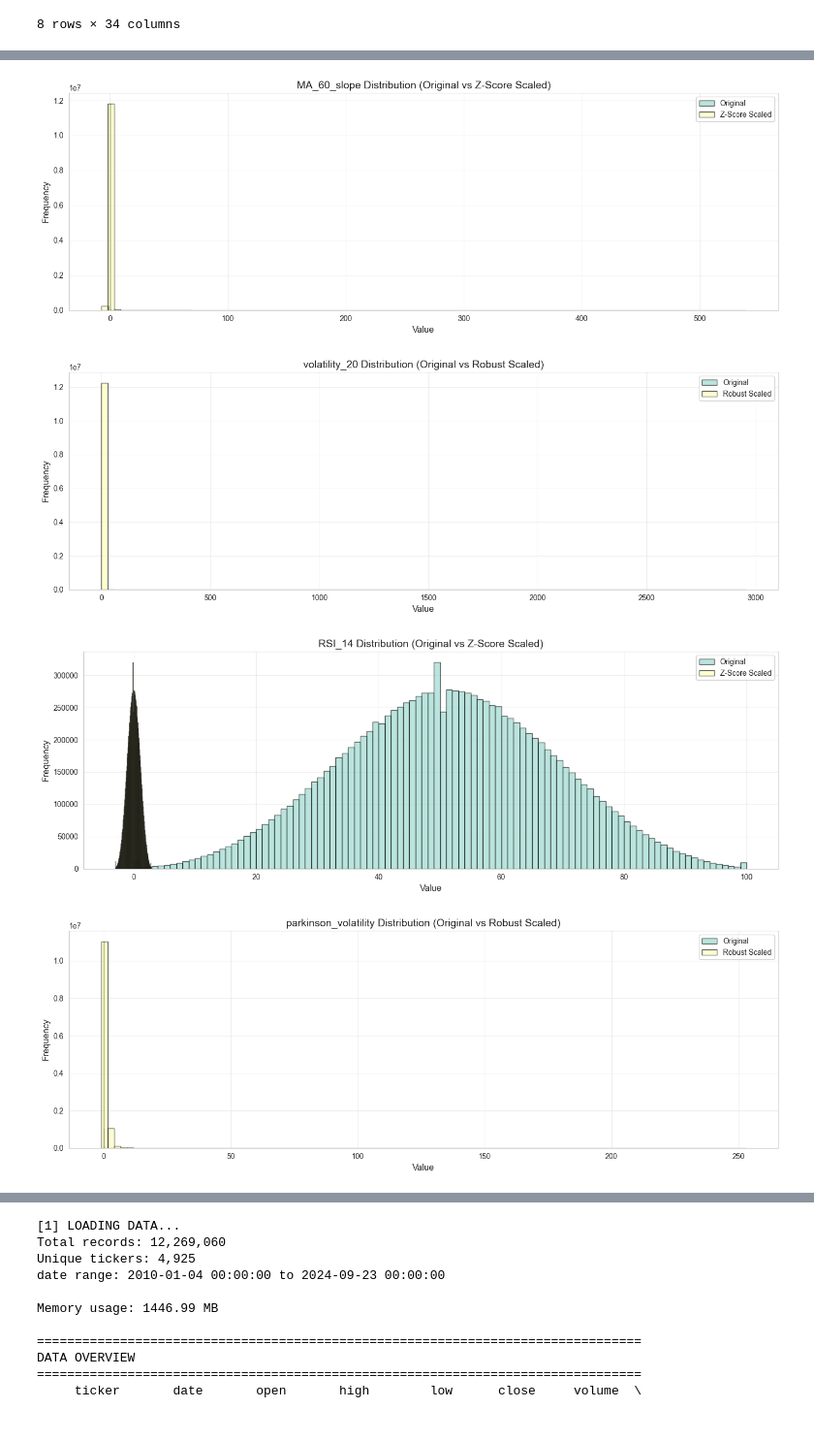
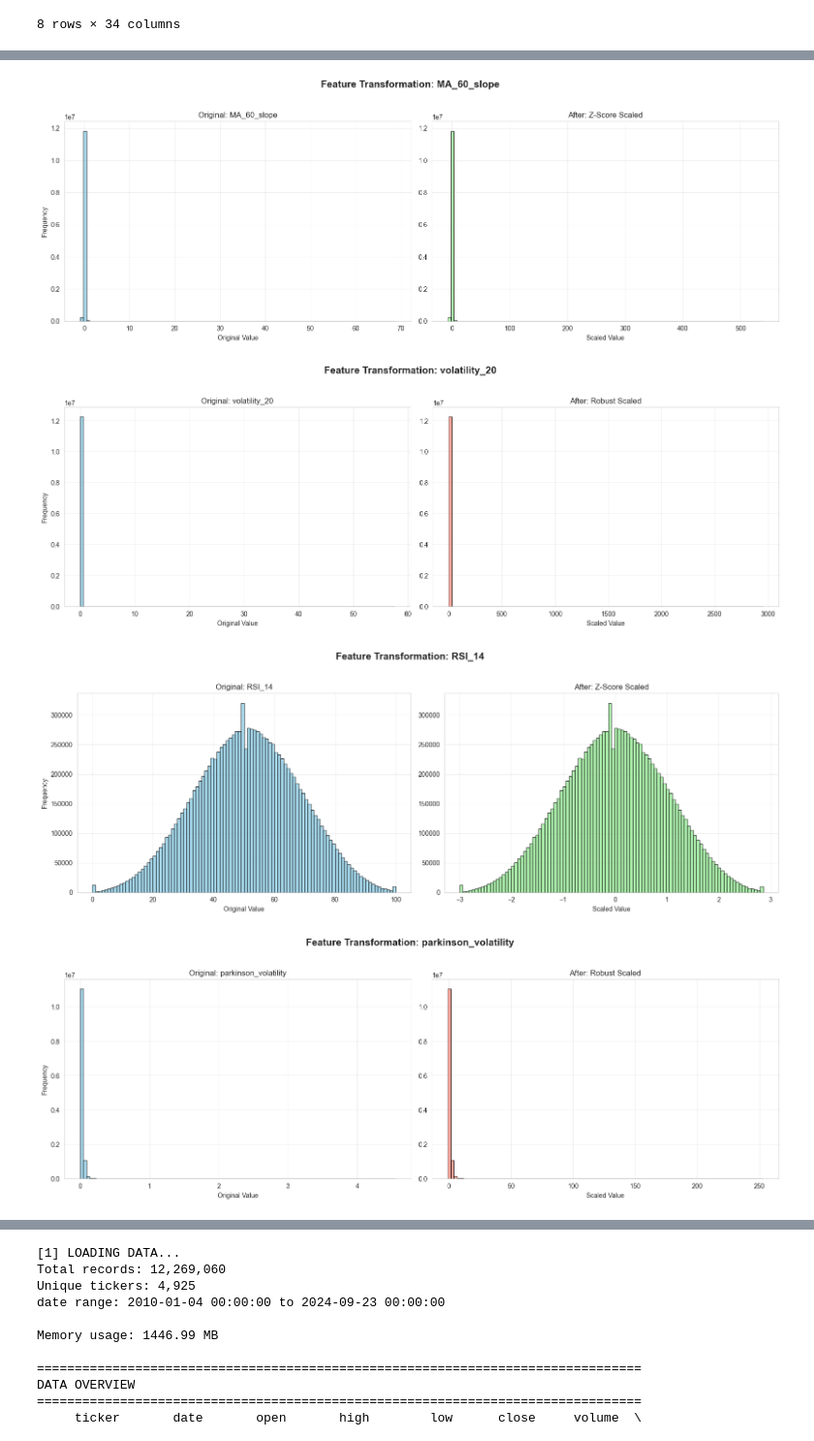
Before and after one commit to OnlyAbdullh/stock-trend-prediction, a Jupyter notebook: notebooks/06_sequenece_analysis.ipynb, the cells around one changed output, grey strips where cells are left out. Shown at 97% size. Cells and saved outputs as stored; diff of their text form; code cells hidden in the pictures.

Commit message:
fix plot in features scaled

```diff
--- a/notebooks/06_sequenece_analysis.ipynb
+++ b/notebooks/06_sequenece_analysis.ipynb
@@ -369,8 +369,8 @@ zscore_features = [
     'price_to_MA60',
     'PSY',
     'RSI_14',
-    'MOBV',          # optional: also in robust_scaling
-    'PVT_cumsum'     # optional: also in robust_scaling
+    # 'MOBV',          # optional: also in robust_scaling
+    # 'PVT_cumsum'     # optional: also in robust_scaling
 ]
 
 standard_scaler_features = [
@@ -399,42 +399,44 @@ df_features_scaled[standard_scaler_features] = std_scaler.fit_transform(
 
 # ============================================================
 # Visualization: unified function
-IMAGE_DIR = "Images2"
+IMAGE_DIR = "Images4"
 os.makedirs(IMAGE_DIR, exist_ok=True)
 
 
 for feature in feature_columns:
-    plt.figure(figsize=(14, 5))
+    fig, (ax1, ax2) = plt.subplots(1, 2, figsize=(16, 6))
 
+    # --- المخطط الأول: البيانات الأصلية ---
+    ax1.hist(df_features[feature].dropna(), bins=100, color='skyblue', alpha=0.7, edgecolor='black')
+    ax1.set_title(f"Original: {feature}", fontsize=12)
+    ax1.set_xlabel('Original Value')
+    ax1.set_ylabel('Frequency')
+    ax1.grid(True, alpha=0.3)
+
+    # --- المخطط الثاني: البيانات بعد التحجيم (Scaling) ---
     if feature in robust_scaling_features:
-        plt.hist(df_features[feature].dropna(), bins=100, alpha=0.6, label='Original', edgecolor='black')
-        plt.hist(df_features_scaled[feature].dropna(), bins=100, alpha=0.6, label='Robust Scaled', edgecolor='black')
-        title = f"{feature} Distribution (Original vs Robust Scaled)"
+        ax2.hist(df_features_scaled[feature].dropna(), bins=100, color='salmon', alpha=0.7, edgecolor='black')
+        label = "Robust Scaled"
+    elif feature in zscore_features:
+        ax2.hist(df_features_scaled[feature].dropna(), bins=100, color='lightgreen', alpha=0.7, edgecolor='black')
+        label = "Z-Score Scaled"
+    elif feature in standard_scaler_features:
+        ax2.hist(df_features_scaled[feature].dropna(), bins=100, color='orchid', alpha=0.7, edgecolor='black')
+        label = "Standard Scaled"
+    else:
+        ax2.hist(df_features_scaled[feature].dropna(), bins=100, color='gray', alpha=0.7, edgecolor='black')
+        label = "No Scaling Applied"
 
-    elif feature in zscore_features:
-        plt.hist(df_features[feature].dropna(), bins=100, alpha=0.6, label='Original', edgecolor='black')
-        plt.hist(df_features_scaled[feature].dropna(), bins=100, alpha=0.6, label='Z-Score Scaled', edgecolor='black')
-        title = f"{feature} Distribution (Original vs Z-Score Scaled)"
+    ax2.set_title(f"After: {label}", fontsize=12)
+    ax2.set_xlabel('Scaled Value')
+    ax2.grid(True, alpha=0.3)
 
-    elif feature in standard_scaler_features:
-        plt.hist(df_features[feature].dropna(), bins=100, alpha=0.6, label='Original', edgecolor='black')
-        plt.hist(df_features_scaled[feature].dropna(), bins=100, alpha=0.6, label='Standard Scaled', edgecolor='black')
-        title = f"{feature} Distribution (Original vs Standard Scaled)"
+    plt.suptitle(f"Feature Transformation: {feature}", fontsize=15, fontweight='bold')
 
-    else:
-        # No scaling applied, just plot original
-        plt.hist(df_features[feature].dropna(), bins=100, alpha=0.7, label='Original', edgecolor='black')
-        title = f"{feature} Distribution (Original - No Scaling)"
-
-    plt.title(title, fontsize=14)
-    plt.xlabel('Value', fontsize=12)
-    plt.ylabel('Frequency', fontsize=12)
-    plt.legend()
-    plt.grid(True, alpha=0.3)
-    plt.tight_layout()
+    plt.tight_layout(rect=[0, 0.03, 1, 0.95])
 
     plt.savefig(
-        os.path.join(IMAGE_DIR, f'{feature}_before_after.png'),
+        os.path.join(IMAGE_DIR, f'{feature}_comparison.png'),
         dpi=300,
         bbox_inches='tight'
     )
@@ -448,4 +450,4 @@ for feature in feature_columns:
-[figure, old version]
+[figure, new version]
-[figure, old version]
+[figure, new version]
-[figure, old version]
+[figure, new version]
-[figure, old version]
+[figure, new version]
```
Also changed, not shown: parts of 2 cells of this notebook.
